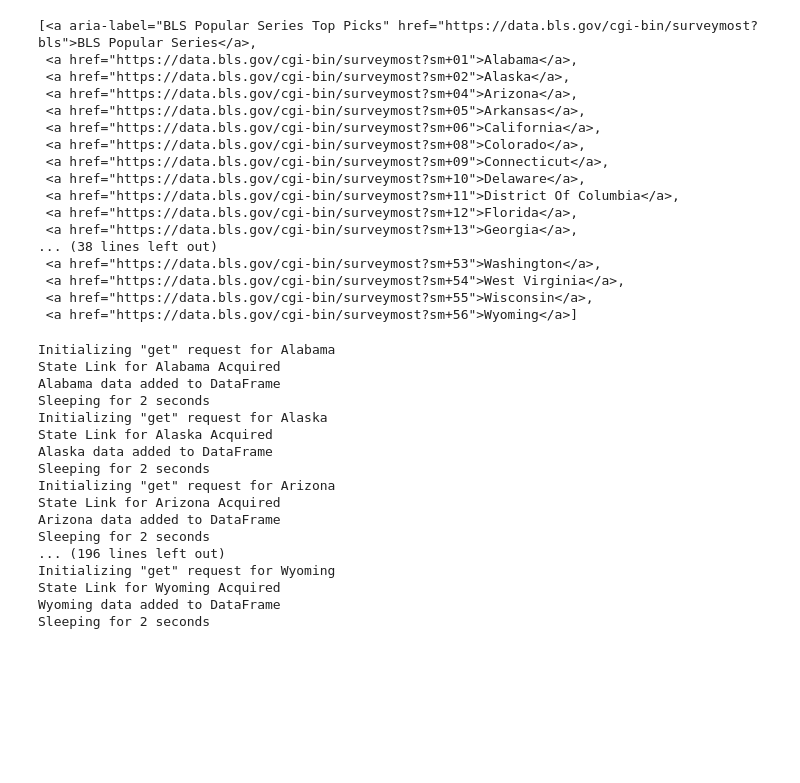
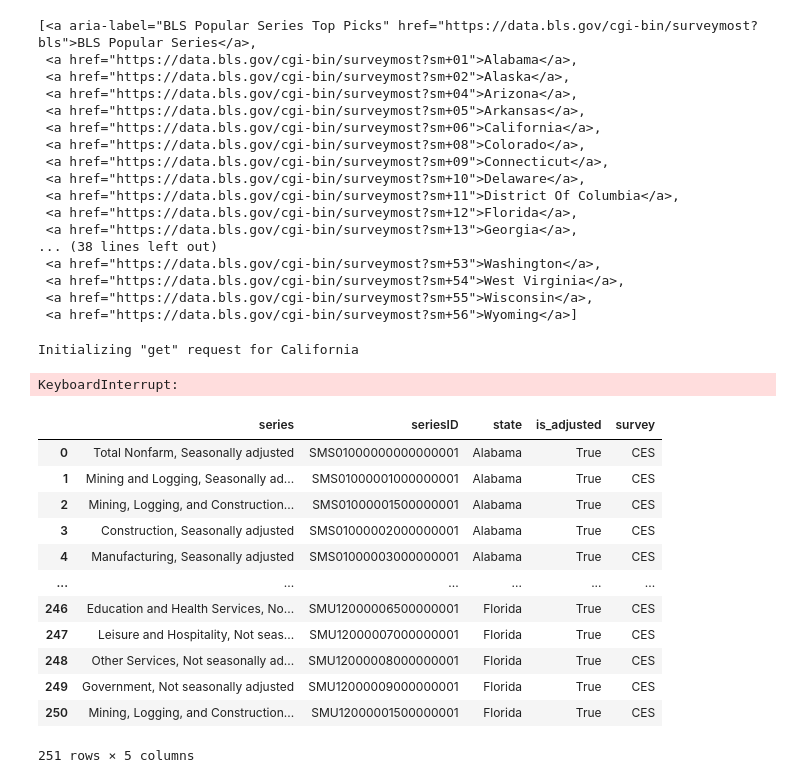
Before and after one commit to dsagher/Bureau-of-Labor-Statistics-API-Project, a Jupyter notebook: state_scrape/state_scrape.ipynb, the cells around one changed output. Drawn from its saved outputs; the diff is of its cells as text; code cells hidden in the pictures; blank space fills up the shorter version.

```diff
--- a/state_scrape/state_scrape.ipynb
+++ b/state_scrape/state_scrape.ipynb
@@ -106,22 +123,7 @@ def state_scraper(state_link_list):
 # %%
 # Run it
 
-result = state_scraper(state_link_list)
+result = state_scraper(state_link_list[0:10])
 # %% [output]
-Initializing "get" request for Alabama
-State Link for Alabama Acquired
-Alabama data added to DataFrame
-Sleeping for 2 seconds
-Initializing "get" request for Alaska
-State Link for Alaska Acquired
-Alaska data added to DataFrame
-Sleeping for 2 seconds
-Initializing "get" request for Arizona
-State Link for Arizona Acquired
-Arizona data added to DataFrame
-Sleeping for 2 seconds
-... (196 lines left out)
-Initializing "get" request for Wyoming
-State Link for Wyoming Acquired
-Wyoming data added to DataFrame
-Sleeping for 2 seconds
+Initializing "get" request for California
+KeyboardInterrupt:
@@ -130,0 +130,16 @@ result.to_csv('state_series_dimension.csv')
+# %%
+result
+# %% [output]
+|  | series | seriesID | state | is_adjusted | survey |
+| 0 | Total Nonfarm, Seasonally adjusted | SMS01000000000000001 | Alabama | True | CES |
+| 1 | Mining and Logging, Seasonally ad... | SMS01000001000000001 | Alabama | True | CES |
+| 2 | Mining, Logging, and Construction... | SMS01000001500000001 | Alabama | True | CES |
+| 3 | Construction, Seasonally adjusted | SMS01000002000000001 | Alabama | True | CES |
+| 4 | Manufacturing, Seasonally adjusted | SMS01000003000000001 | Alabama | True | CES |
+| ... | ... | ... | ... | ... | ... |
+| 246 | Education and Health Services, No... | SMU12000006500000001 | Florida | True | CES |
+| 247 | Leisure and Hospitality, Not seas... | SMU12000007000000001 | Florida | True | CES |
+| 248 | Other Services, Not seasonally ad... | SMU12000008000000001 | Florida | True | CES |
+| 249 | Government, Not seasonally adjusted | SMU12000009000000001 | Florida | True | CES |
+| 250 | Mining, Logging, and Construction... | SMU12000001500000001 | Florida | True | CES |
+251 rows × 5 columns
```
Also changed, not shown: parts of 4 cells of this notebook, 6 other files.
